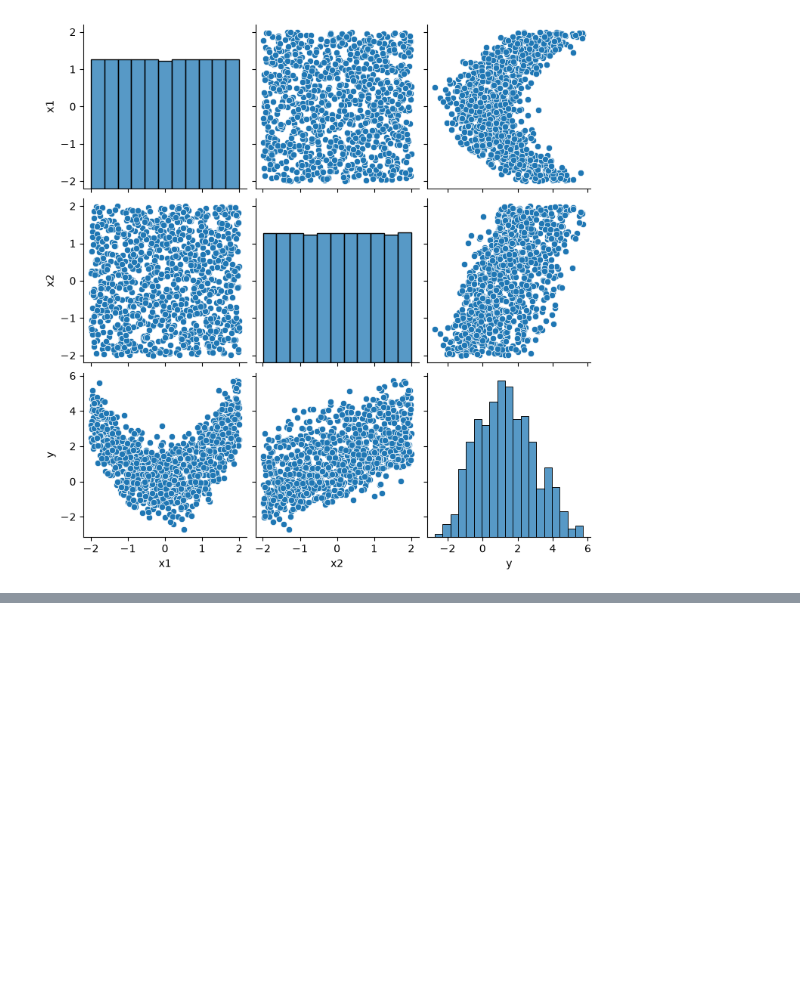
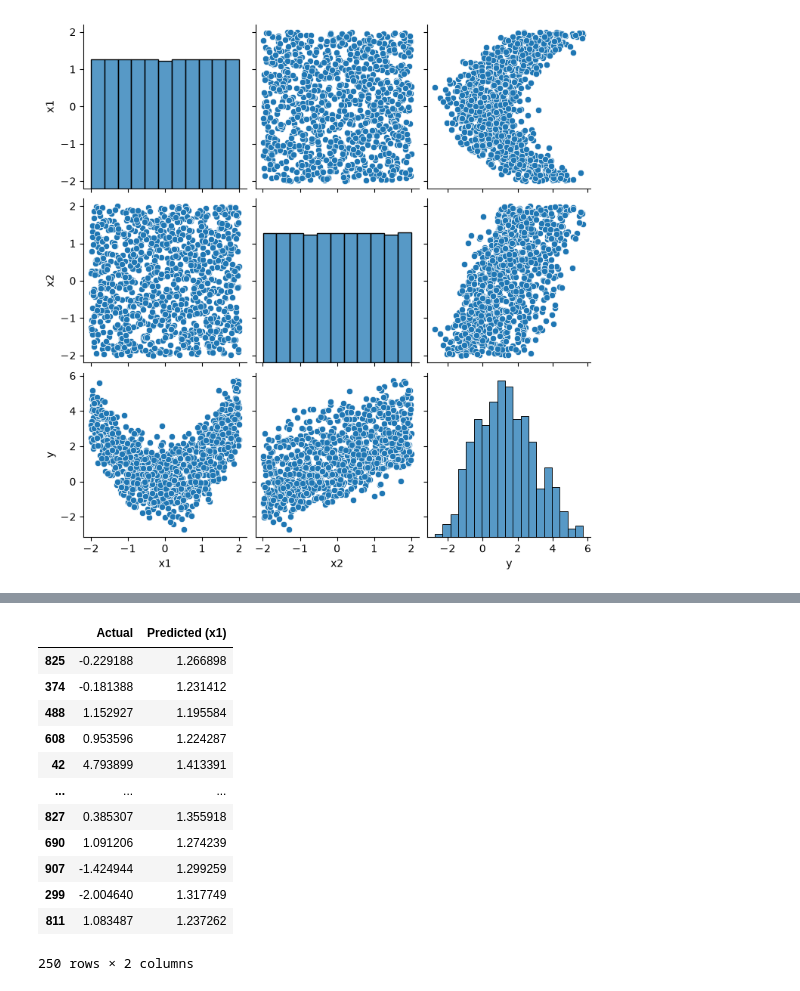
Before and after one commit to AlekseevaAnna1/data-analytics-labs, a Jupyter notebook: ЛР3_Алексеева_1.ipynb, the cells around one changed output, grey strips where cells are left out. Drawn from its saved outputs; the diff is of its cells as text; code cells hidden in the pictures; blank space fills up the shorter version.

```diff
--- a/ЛР3_Алексеева_1.ipynb
+++ b/ЛР3_Алексеева_1.ipynb
@@ -19,7 +19,7 @@
 # %%
 import pandas as pd
 
-df = pd.read_excel('regression.xlsx')
+df = pd.read_excel('regression.xlsx', sheet_name='var1')
 df.head()
 # %% [output]
 |  | x1 | x2 | y |
@@ -89,0 +116,33 @@ sns.pairplot(df[['x1', 'x2', 'y']])
+# %%
+from sklearn.linear_model import LinearRegression
+from sklearn.preprocessing import StandardScaler
+from sklearn.model_selection import train_test_split
+import numpy as np
+
+
+X_train1, X_test1, y_train1, y_test1 = train_test_split(
+ df['x1'],
+ df['y'],
+ test_size=0.25,
+ random_state=15)
+
+model_x1 = LinearRegression()
+model_x1.fit(np.array(X_train1).reshape(-1, 1), y_train1)
+predictions_valid1 = model_x1.predict(np.array(X_test1).reshape(-1, 1))
+df_match1 = pd.DataFrame({'Actual': y_test1, 'Predicted (x1)':
+predictions_valid1})
+display(df_match1)
+# %% [output]
+|  | Actual | Predicted (x1) |
+| 825 | -0.229188 | 1.266898 |
+| 374 | -0.181388 | 1.231412 |
+| 488 | 1.152927 | 1.195584 |
+| 608 | 0.953596 | 1.224287 |
+| 42 | 4.793899 | 1.413391 |
+| ... | ... | ... |
+| 827 | 0.385307 | 1.355918 |
+| 690 | 1.091206 | 1.274239 |
+| 907 | -1.424944 | 1.299259 |
+| 299 | -2.004640 | 1.317749 |
+| 811 | 1.083487 | 1.237262 |
+250 rows × 2 columns
```
Also changed, not shown: parts of 16 cells of this notebook.
